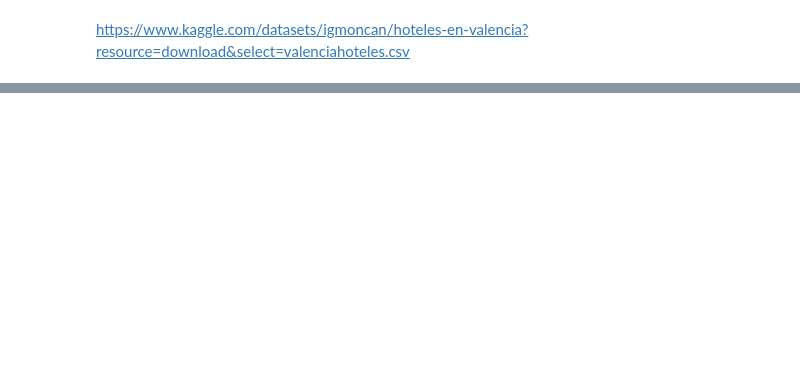
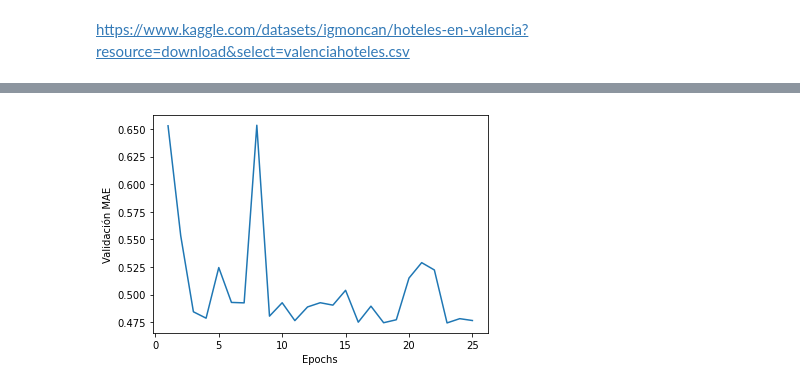
Before and after one commit to elenagonzalezrebollo/AprendizajeAutomatico, a Jupyter notebook: Practica3.ipynb, the cells around one changed output, grey strips where cells are left out. Saved outputs shown, nothing was run; the diff lists cells and outputs as text; code cells hidden in the pictures; blank space fills up the shorter version.

```diff
--- a/Practica3.ipynb
+++ b/Practica3.ipynb
@@ -26,0 +148,2 @@ data
+# %%
+mae_history = history.history['val_mean_absolute_error']
@@ -26,0 +181,11 @@ data
+# %%
+# 4. Confrontar en una gráfica de épocas en el eje de abcisas contra la métrica de
+# error absoluto medio (MAE)
+import matplotlib.pyplot as plt
+
+plt.plot(range(1, len(mae_history) + 1), mae_history)
+plt.xlabel('Epochs')
+plt.ylabel('Validación MAE')
+plt.show()
+# %% [output]
+[figure, added]
```
Also changed, not shown: parts of 22 cells of this notebook.
